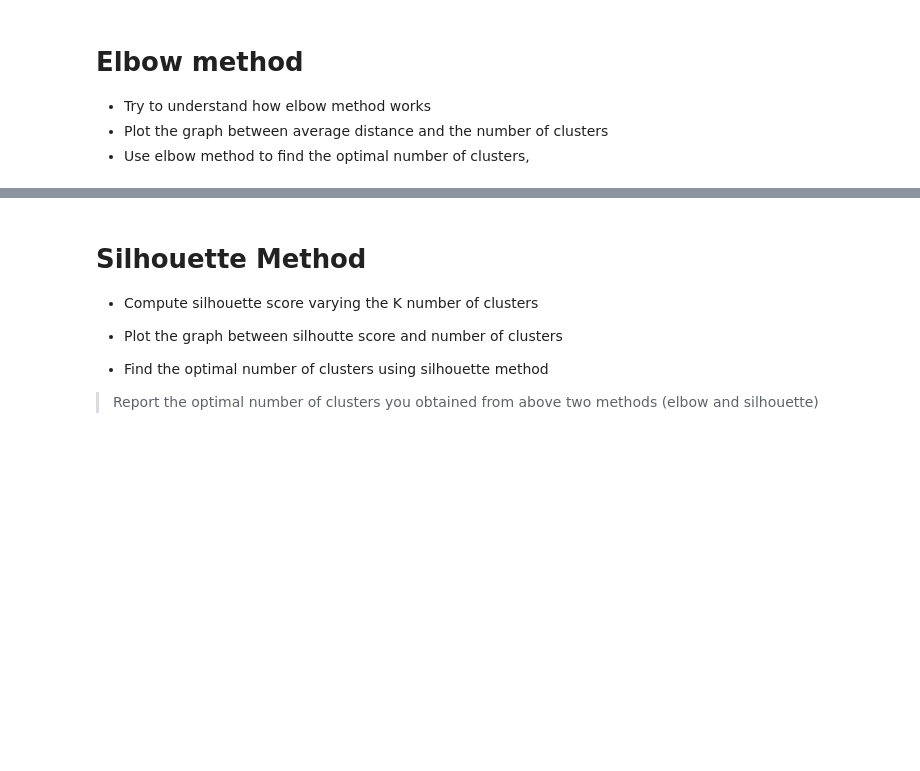
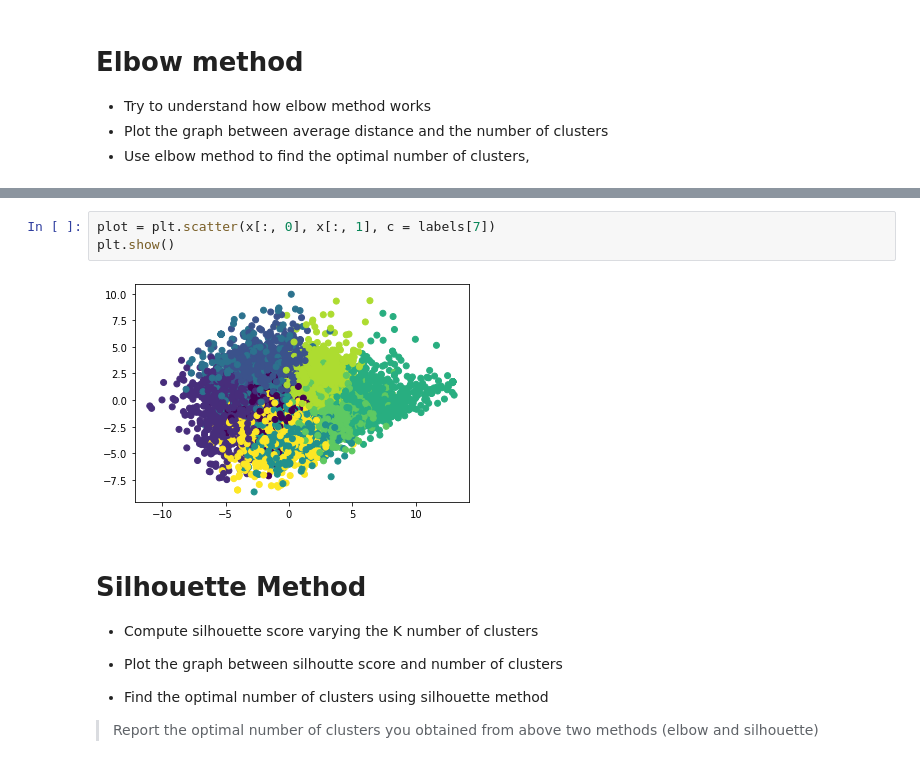
Before and after one commit to spashal/SMAI, a Jupyter notebook: Assignment2/rollnumber_Assignment2_Q1.ipynb, the cells around one changed output, grey strips where cells are left out. Saved outputs shown, nothing was run; the diff lists cells and outputs as text; blank space fills up the shorter version.

```diff
--- a/Assignment2/rollnumber_Assignment2_Q1.ipynb
+++ b/Assignment2/rollnumber_Assignment2_Q1.ipynb
@@ -210,3 +289,8 @@ def elbow_method():
+# %%
+plot = plt.scatter(x[:, 0], x[:, 1], c = labels[7])
+plt.show()
+# %% [output]
+[figure, added]
 # %% [markdown]
 # Silhouette Method
 
```
Also changed, not shown: parts of 13 cells of this notebook.
